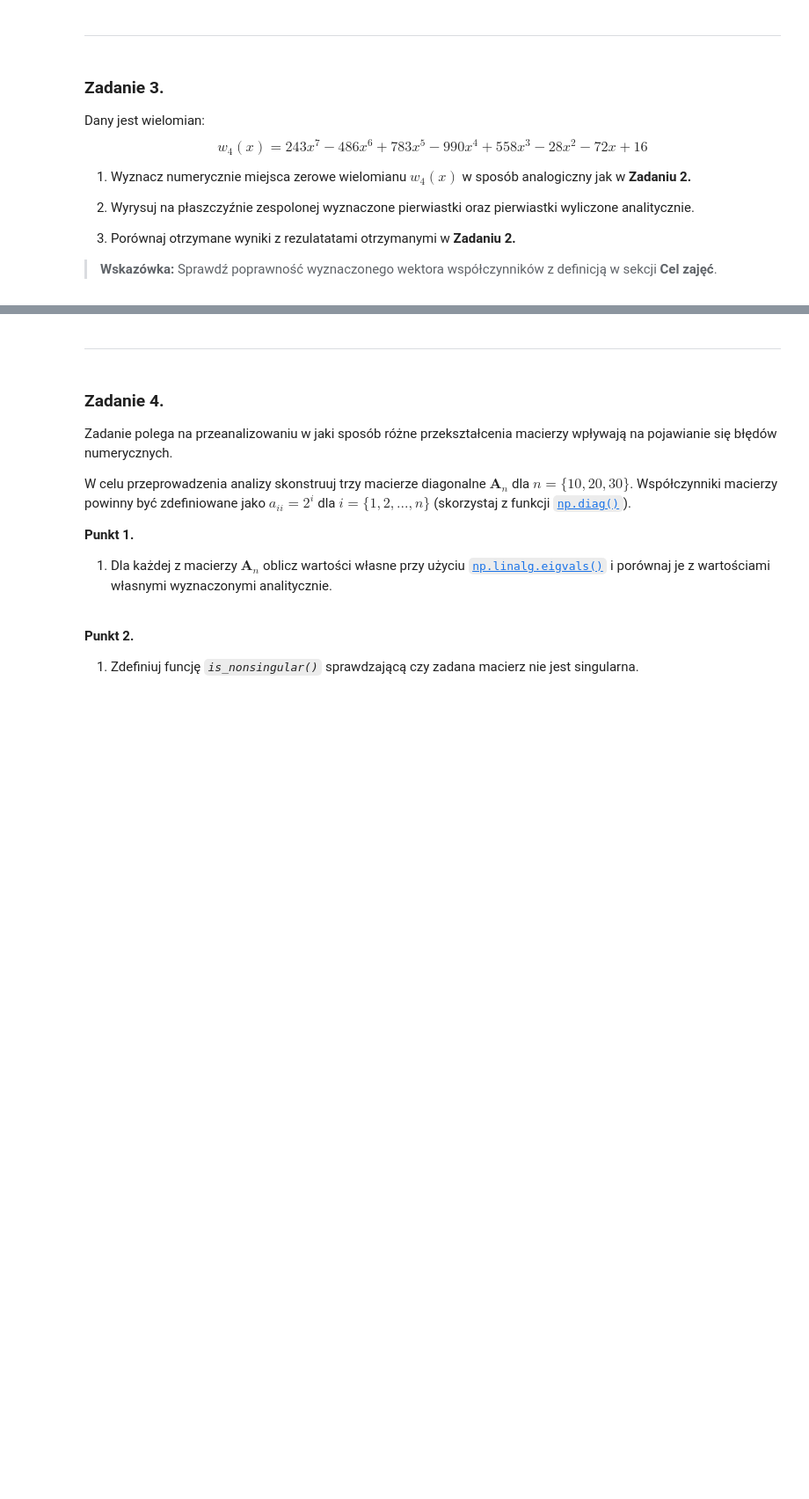
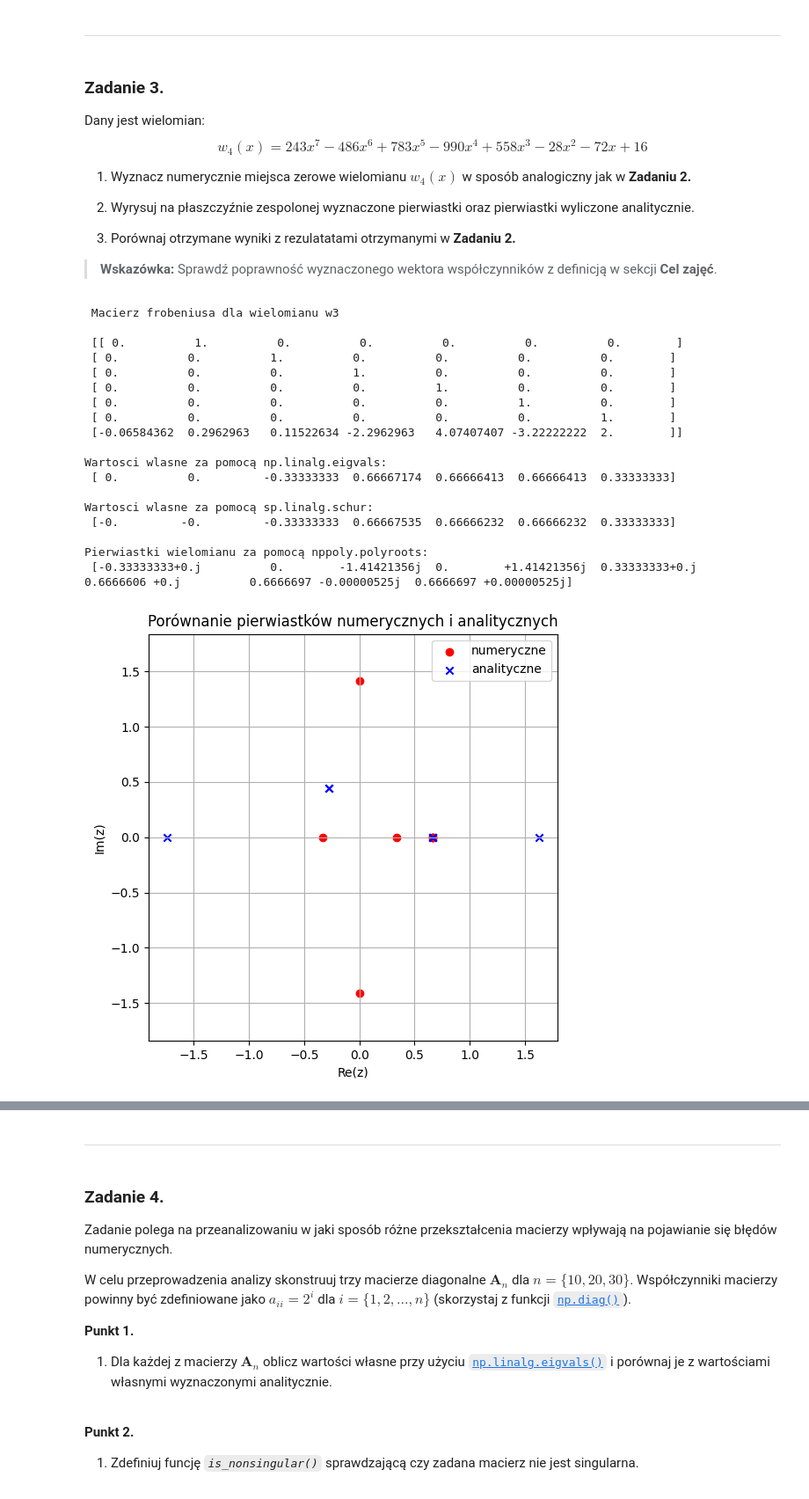
Before and after one commit to MN-KJ-2025/lab-7-pierwiastki-LukiKnur, a Jupyter notebook: sprawozdanie.ipynb, the cells around one changed output, grey strips where cells are left out. Shown at 88% size. Drawn from its saved outputs; the diff is of its cells as text; code cells hidden in the pictures; blank space fills up the shorter version.

```diff
--- a/sprawozdanie.ipynb
+++ b/sprawozdanie.ipynb
@@ -174,0 +344,59 @@ $$
+# %%
+# ===== Twoja implementacja tutaj =====
+np.set_printoptions(linewidth=200)
+np.set_printoptions(suppress=True)
+
+p_2=np.array([16, -72, -28, 558, -990, 783, -486, 243])
+
+print(" Macierz frobeniusa dla wielomianu w3")
+
+matrix_frobenius=frob_a(p_2)
+print("\n",matrix_frobenius)
+
+eigen_values=np.linalg.eigvals(matrix_frobenius)
+print("")
+print("Wartosci wlasne za pomocą np.linalg.eigvals:\n",eigen_values.real)
+
+T,Q=sp.linalg.schur(matrix_frobenius,output='real')
+T_c,Q_c=sp.linalg.rsf2csf(T,Q)
+eigen_values_1=(np.diag(T_c))
+print("")
+print("Wartosci wlasne za pomocą sp.linalg.schur:\n",eigen_values_1.real)
+
+pierw=nppoly.polyroots(p_2)
+print("")
+print("Pierwiastki wielomianu za pomocą nppoly.polyroots:\n",pierw)
+
+
+analitycznie=np.array([2/3,2/3,2/3,1.6239,-1.739,-0.2756 + 0.4457j,-0.2756 + 0.4457j])
+plt.figure(figsize=(6,6))
+plt.scatter(eigen_values.real, eigen_values.imag, color='red', label='numeryczne', marker='o')
+plt.scatter(analitycznie.real, analitycznie.imag, color='blue', label='analityczne', marker='x')
+
+plt.xlabel("Re(z)")
+plt.ylabel("Im(z)")
+plt.title("Porównanie pierwiastków numerycznych i analitycznych")
+plt.grid(True)
+plt.axis('equal')
+plt.legend()
+plt.show()
+# %% [output]
+ Macierz frobeniusa dla wielomianu w3
+
+ [[ 0.          1.          0.          0.          0.          0.          0.        ]
+ [ 0.          0.          1.          0.          0.          0.          0.        ]
+ [ 0.          0.          0.          1.          0.          0.          0.        ]
+ [ 0.          0.          0.          0.          1.          0.          0.        ]
+ [ 0.          0.          0.          0.          0.          1.          0.        ]
+ [ 0.          0.          0.          0.          0.          0.          1.        ]
+ [-0.06584362  0.2962963   0.11522634 -2.2962963   4.07407407 -3.22222222  2.        ]]
+
+Wartosci wlasne za pomocą np.linalg.eigvals:
+ [ 0.          0.         -0.33333333  0.66667174  0.66666413  0.66666413  0.33333333]
+
+Wartosci wlasne za pomocą sp.linalg.schur:
+ [-0.         -0.         -0.33333333  0.66667535  0.66666232  0.66666232  0.33333333]
+
+Pierwiastki wielomianu za pomocą nppoly.polyroots:
+ [-0.33333333+0.j          0.        -1.41421356j  0.        +1.41421356j  0.33333333+0.j          0.6666606 +0.j          0.6666697 -0.00000525j  0.6666697 +0.00000525j]
+[figure, added]
```
Also changed, not shown: parts of 25 cells of this notebook, 1 other file.
